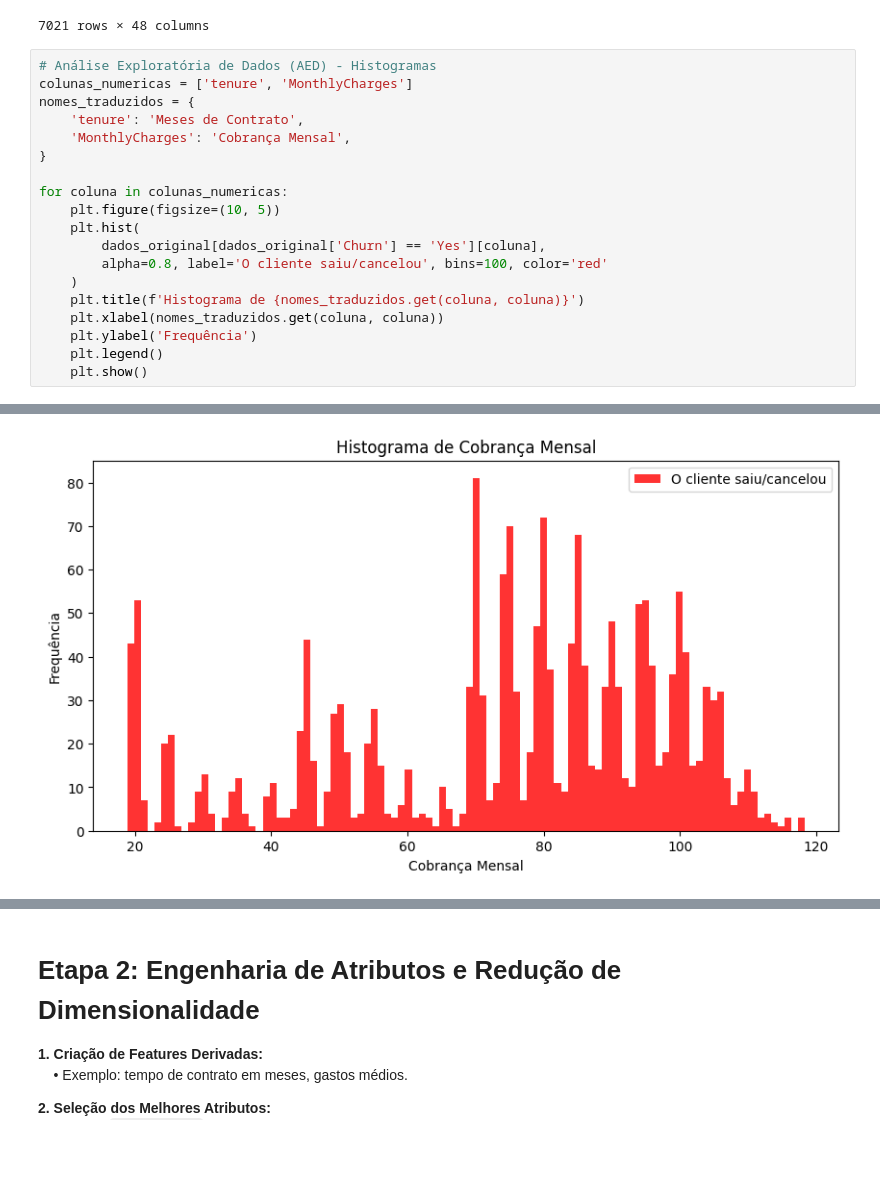
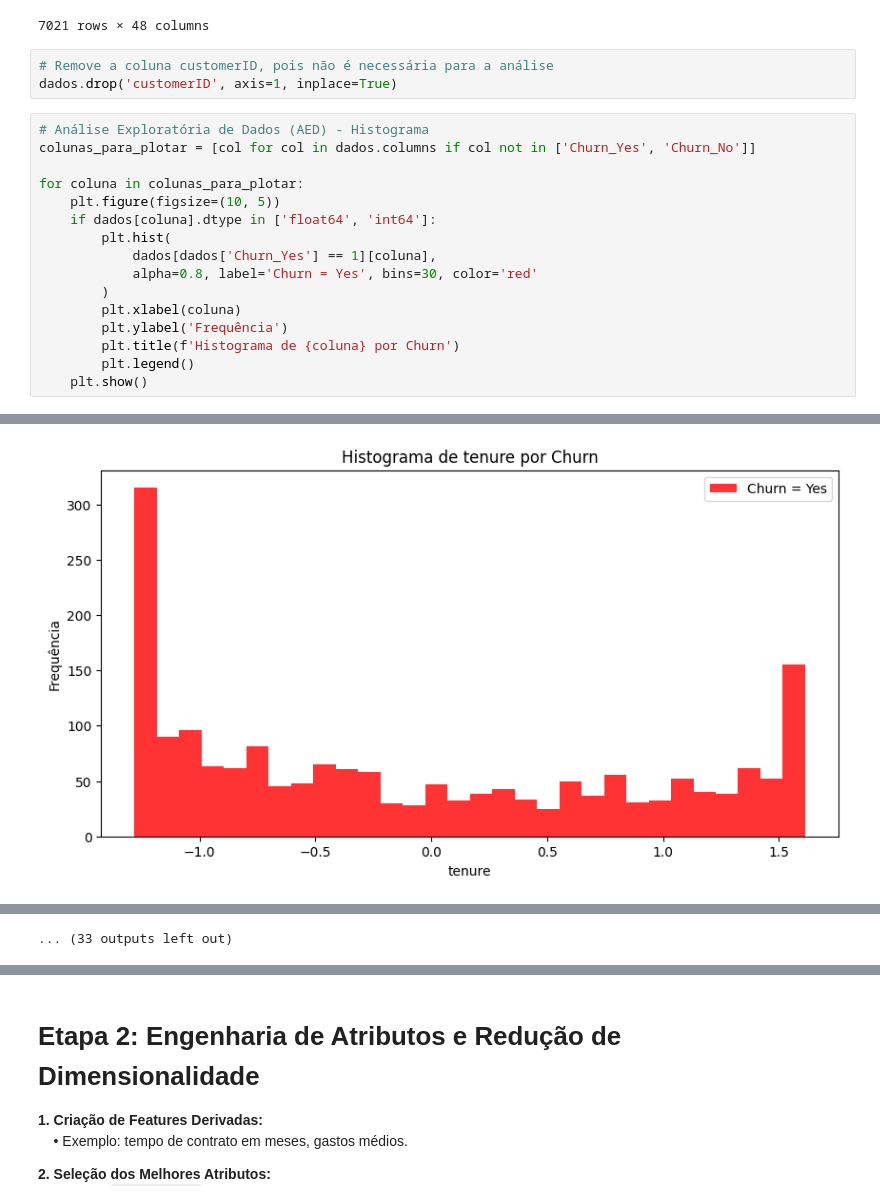
Before and after one commit to diego-albertino/Previsao-Churn, a Jupyter notebook: src/notebook/previsao_de_churn.ipynb, the cells around one changed output, grey strips where cells are left out. Cells and saved outputs as stored; diff of their text form; blank space fills up the shorter version.

```diff
--- a/src/notebook/previsao_de_churn.ipynb
+++ b/src/notebook/previsao_de_churn.ipynb
@@ -273,23 +276,23 @@ display(dados)
 | 7030 | 0871-OPBXW | 0.0 | -1.239595 | -1.486847 | -0.990115 | 0.0 | 1.0 | ... |
 | 7031 | 3605-JISKB | 1.0 | 0.920290 | -0.159034 | 0.456147 | 0.0 | 1.0 | ... |
 7021 rows × 48 columns
+# %%
+# Remove a coluna customerID, pois não é necessária para a análise
+dados.drop('customerID', axis=1, inplace=True)
 # %%
-# Análise Exploratória de Dados (AED) - Histogramas
-colunas_numericas = ['tenure', 'MonthlyCharges']
-nomes_traduzidos = {
-    'tenure': 'Meses de Contrato',
-    'MonthlyCharges': 'Cobrança Mensal',
-}
+# Análise Exploratória de Dados (AED) - Histograma
+colunas_para_plotar = [col for col in dados.columns if col not in ['Churn_Yes', 'Churn_No']]
 
-for coluna in colunas_numericas:
+for coluna in colunas_para_plotar:
     plt.figure(figsize=(10, 5))
-    plt.hist(
-        dados_original[dados_original['Churn'] == 'Yes'][coluna],
-        alpha=0.8, label='O cliente saiu/cancelou', bins=100, color='red'
-    )
-    plt.title(f'Histograma de {nomes_traduzidos.get(coluna, coluna)}')
-    plt.xlabel(nomes_traduzidos.get(coluna, coluna))
-    plt.ylabel('Frequência')
-    plt.legend()
+    if dados[coluna].dtype in ['float64', 'int64']:
+        plt.hist(
+            dados[dados['Churn_Yes'] == 1][coluna],
+            alpha=0.8, label='Churn = Yes', bins=30, color='red'
+        )
+        plt.xlabel(coluna)
+        plt.ylabel('Frequência')
+        plt.title(f'Histograma de {coluna} por Churn')
+        plt.legend()
     plt.show()
 # %% [output]
@@ -297 +300 @@ for coluna in colunas_numericas:
-[figure, old version]
+[figure, new version]
@@ -297,0 +311 @@ for coluna in colunas_numericas:
+... (33 outputs left out)
```
Also changed, not shown: parts of 7 cells of this notebook.
